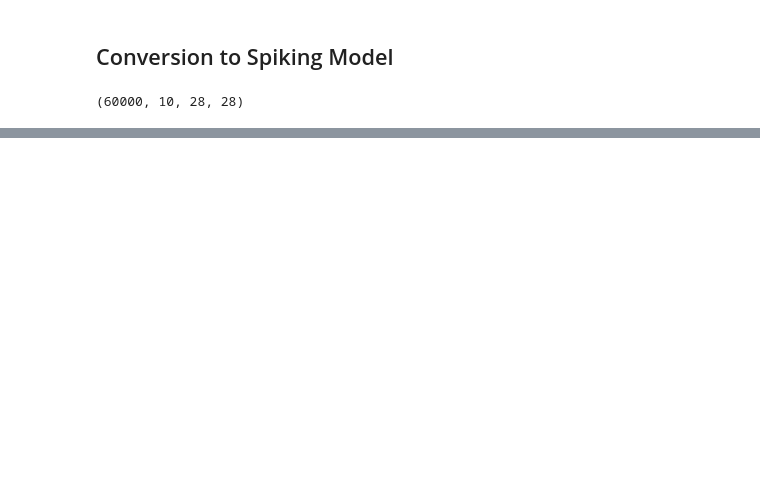
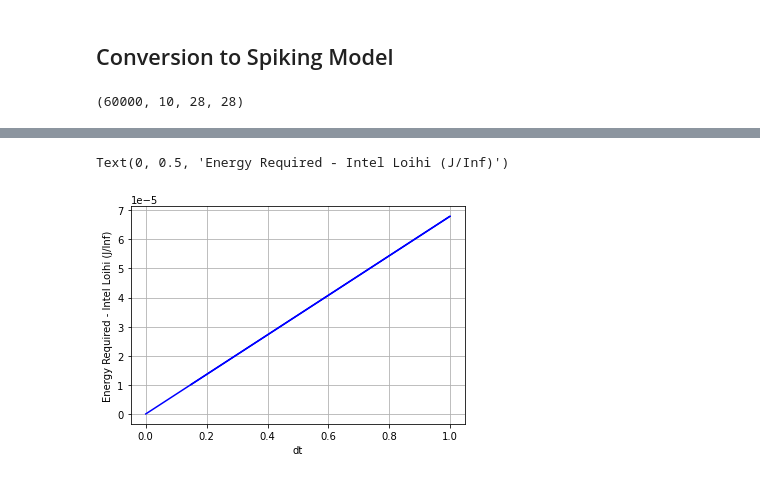
Before and after one commit to justinborromeo/syde-552-project, a Jupyter notebook: experiments/changing_dt.ipynb, the cells around one changed output, grey strips where cells are left out. Cells and saved outputs as stored; diff of their text form; code cells hidden in the pictures; blank space fills up the shorter version.

```diff
--- a/experiments/changing_dt.ipynb
+++ b/experiments/changing_dt.ipynb
@@ -388,3 +414,12 @@ Test accuracy: 0.789900004863739
+# %%
+import matplotlib.pyplot as plt
+plt.plot(dts, loihi_energies, '-b')
+plt.grid()
+plt.xlabel('dt')
+plt.ylabel('Energy Required - Intel Loihi (J/Inf)')
+# %% [output]
+Text(0, 0.5, 'Energy Required - Intel Loihi (J/Inf)')
+[figure, added]
 # %%
 aware_accuracies = []
 
```
Also changed, not shown: parts of 14 cells of this notebook, 3 other files.
